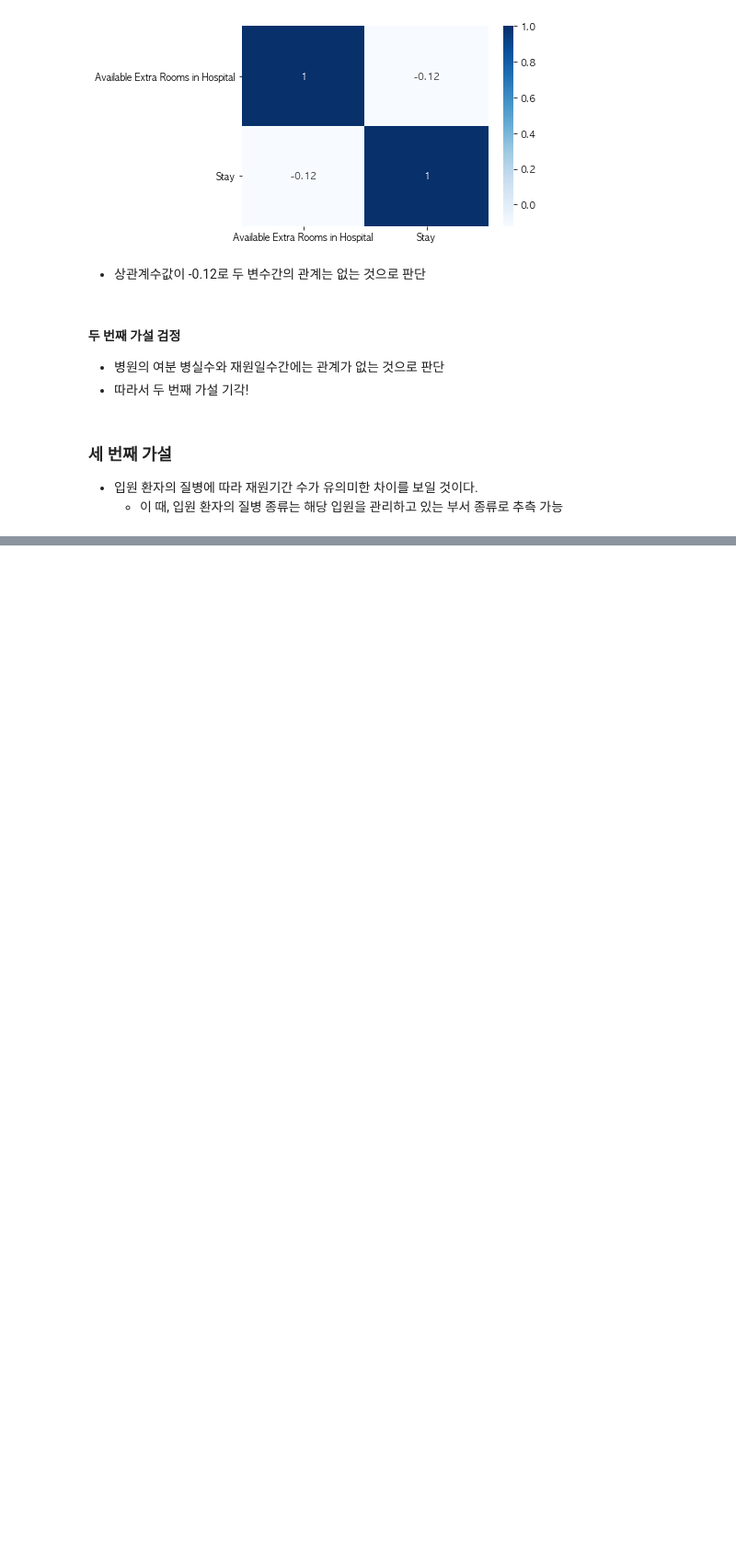
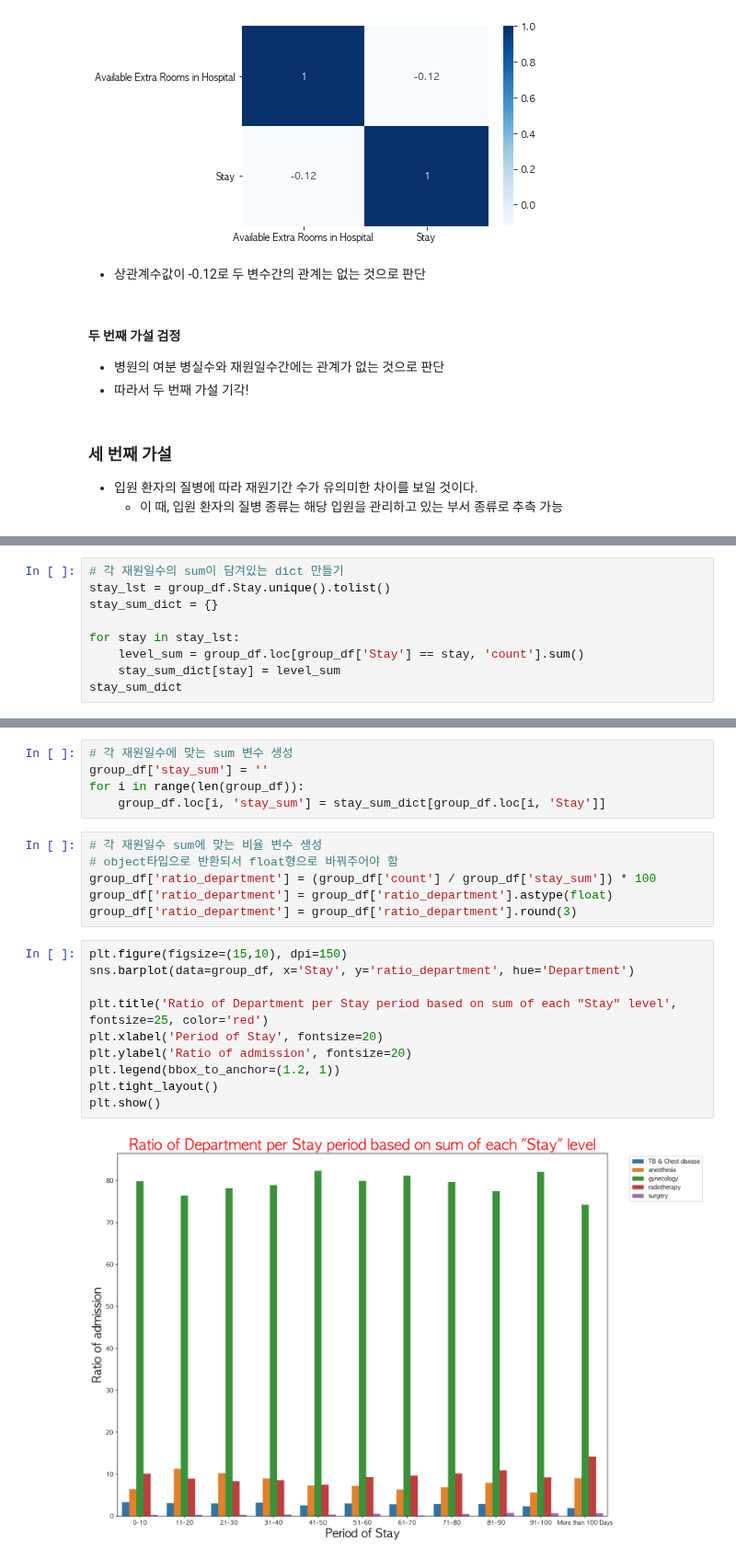
Before and after one commit to young-hun-jo/DataAnalysis, a Jupyter notebook: healthcare_los/analysis_myself.ipynb, the cells around one changed output, grey strips where cells are left out. Shown at 92% size. Saved outputs shown, nothing was run; the diff lists cells and outputs as text; blank space fills up the shorter version.

```diff
--- a/healthcare_los/analysis_myself.ipynb
+++ b/healthcare_los/analysis_myself.ipynb
@@ -433,0 +592,9 @@ sns.heatmap(corr, cmap='Blues', annot=True)
+# %%
+# 각 재원일수의 sum이 담겨있는 dict 만들기
+stay_lst = group_df.Stay.unique().tolist()
+stay_sum_dict = {}
+
+for stay in stay_lst:
+    level_sum = group_df.loc[group_df['Stay'] == stay, 'count'].sum()
+    stay_sum_dict[stay] = level_sum
+stay_sum_dict
@@ -433,0 +613,23 @@ sns.heatmap(corr, cmap='Blues', annot=True)
+# %%
+# 각 재원일수에 맞는 sum 변수 생성
+group_df['stay_sum'] = ''
+for i in range(len(group_df)):
+    group_df.loc[i, 'stay_sum'] = stay_sum_dict[group_df.loc[i, 'Stay']]
+# %%
+# 각 재원일수 sum에 맞는 비율 변수 생성
+# object타입으로 반환되서 float형으로 바꿔주어야 함
+group_df['ratio_department'] = (group_df['count'] / group_df['stay_sum']) * 100
+group_df['ratio_department'] = group_df['ratio_department'].astype(float)
+group_df['ratio_department'] = group_df['ratio_department'].round(3)
+# %%
+plt.figure(figsize=(15,10), dpi=150)
+sns.barplot(data=group_df, x='Stay', y='ratio_department', hue='Department')
+
+plt.title('Ratio of Department per Stay period based on sum of each "Stay" level', fontsize=25, color='red')
+plt.xlabel('Period of Stay', fontsize=20)
+plt.ylabel('Ratio of admission', fontsize=20)
+plt.legend(bbox_to_anchor=(1.2, 1))
+plt.tight_layout()
+plt.show()
+# %% [output]
+[figure, added]
```
Also changed, not shown: parts of 19 cells of this notebook.
